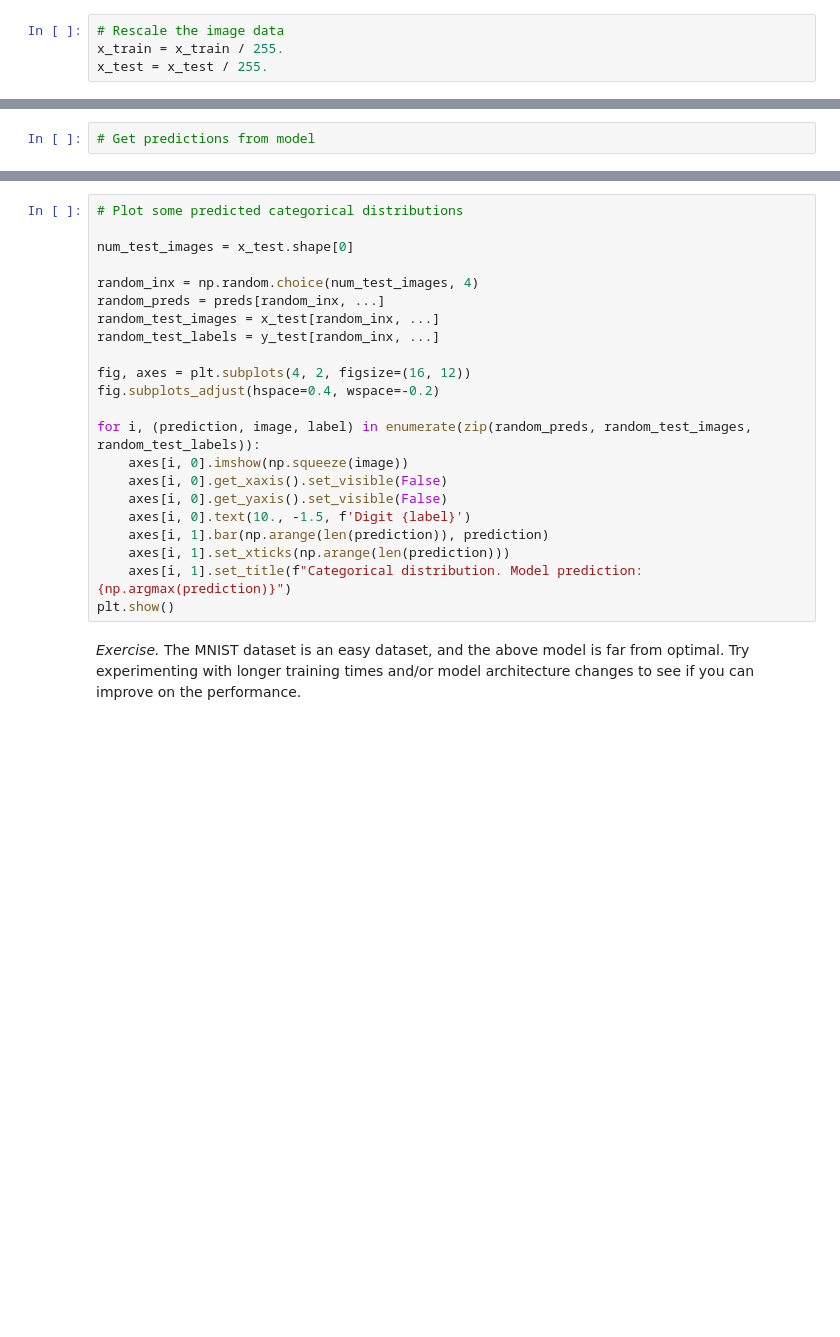
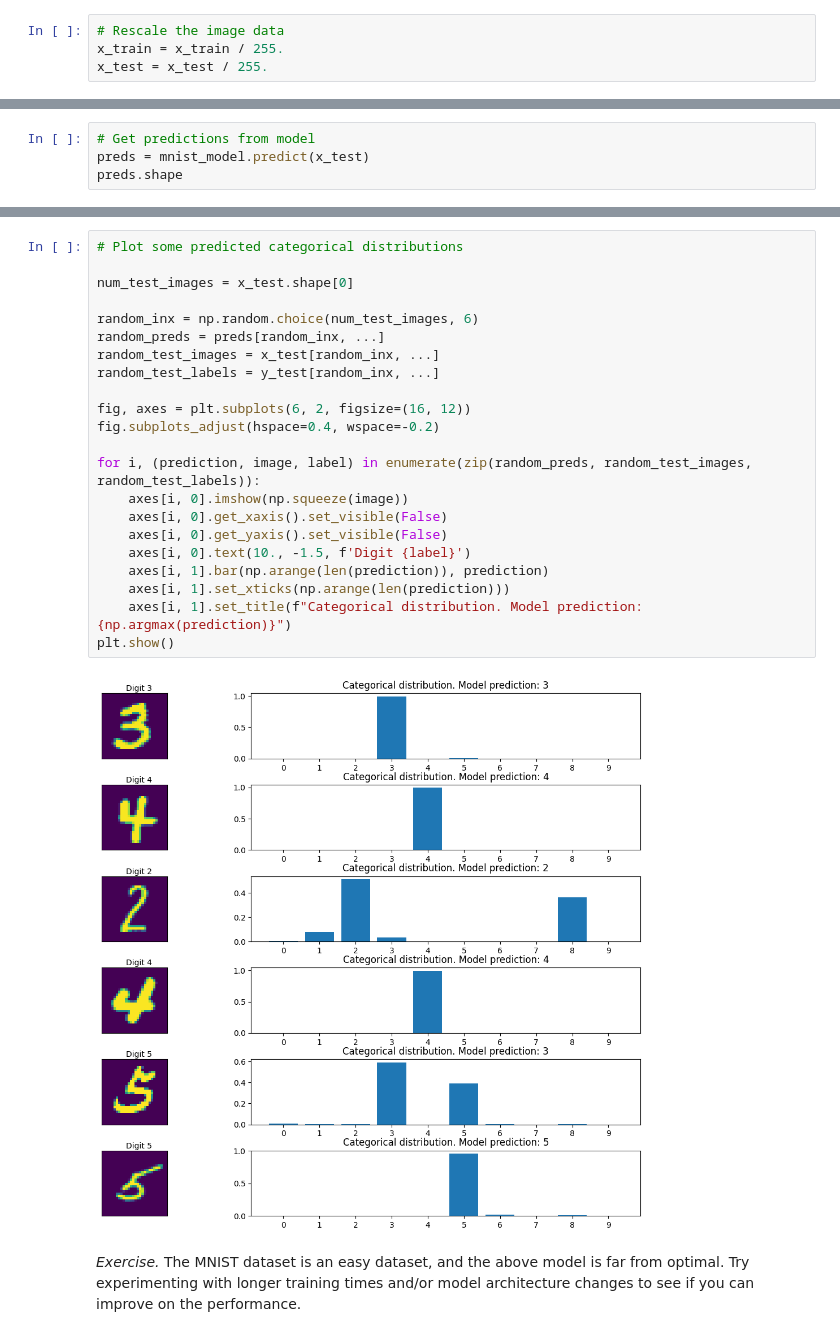
Before and after one commit to frasermartinx/DL, a Jupyter notebook: Week 2/Week 2 lecture notes/Week 2 - Multilayer Perceptrons.ipynb, the cells around one changed output, grey strips where cells are left out. Cells and saved outputs as stored; diff of their text form; blank space fills up the shorter version.

```diff
--- a/Week 2/Week 2 lecture notes/Week 2 - Multilayer Perceptrons.ipynb
+++ b/Week 2/Week 2 lecture notes/Week 2 - Multilayer Perceptrons.ipynb
@@ -675,2 +701,4 @@ plt.show()
 # %%
 # Get predictions from model
+preds = mnist_model.predict(x_test)
+preds.shape
@@ -677,25 +708,27 @@ plt.show()
 # %%
 # Plot some predicted categorical distributions
 
 num_test_images = x_test.shape[0]
 
-random_inx = np.random.choice(num_test_images, 4)
+random_inx = np.random.choice(num_test_images, 6)
 random_preds = preds[random_inx, ...]
 random_test_images = x_test[random_inx, ...]
 random_test_labels = y_test[random_inx, ...]
 
-fig, axes = plt.subplots(4, 2, figsize=(16, 12))
+fig, axes = plt.subplots(6, 2, figsize=(16, 12))
 fig.subplots_adjust(hspace=0.4, wspace=-0.2)
 
 for i, (prediction, image, label) in enumerate(zip(random_preds, random_test_images, random_test_labels)):
     axes[i, 0].imshow(np.squeeze(image))
     axes[i, 0].get_xaxis().set_visible(False)
     axes[i, 0].get_yaxis().set_visible(False)
     axes[i, 0].text(10., -1.5, f'Digit {label}')
     axes[i, 1].bar(np.arange(len(prediction)), prediction)
     axes[i, 1].set_xticks(np.arange(len(prediction)))
     axes[i, 1].set_title(f"Categorical distribution. Model prediction: {np.argmax(prediction)}")
 plt.show()
+# %% [output]
+[figure, added]
 # %% [markdown]
 *Exercise.* The MNIST dataset is an easy dataset, and the above model is far from optimal. Try experimenting with longer training times and/or model architecture changes to see if you can improve on the performance.
 # %% [markdown]
```
Also changed, not shown: parts of 16 cells of this notebook.
